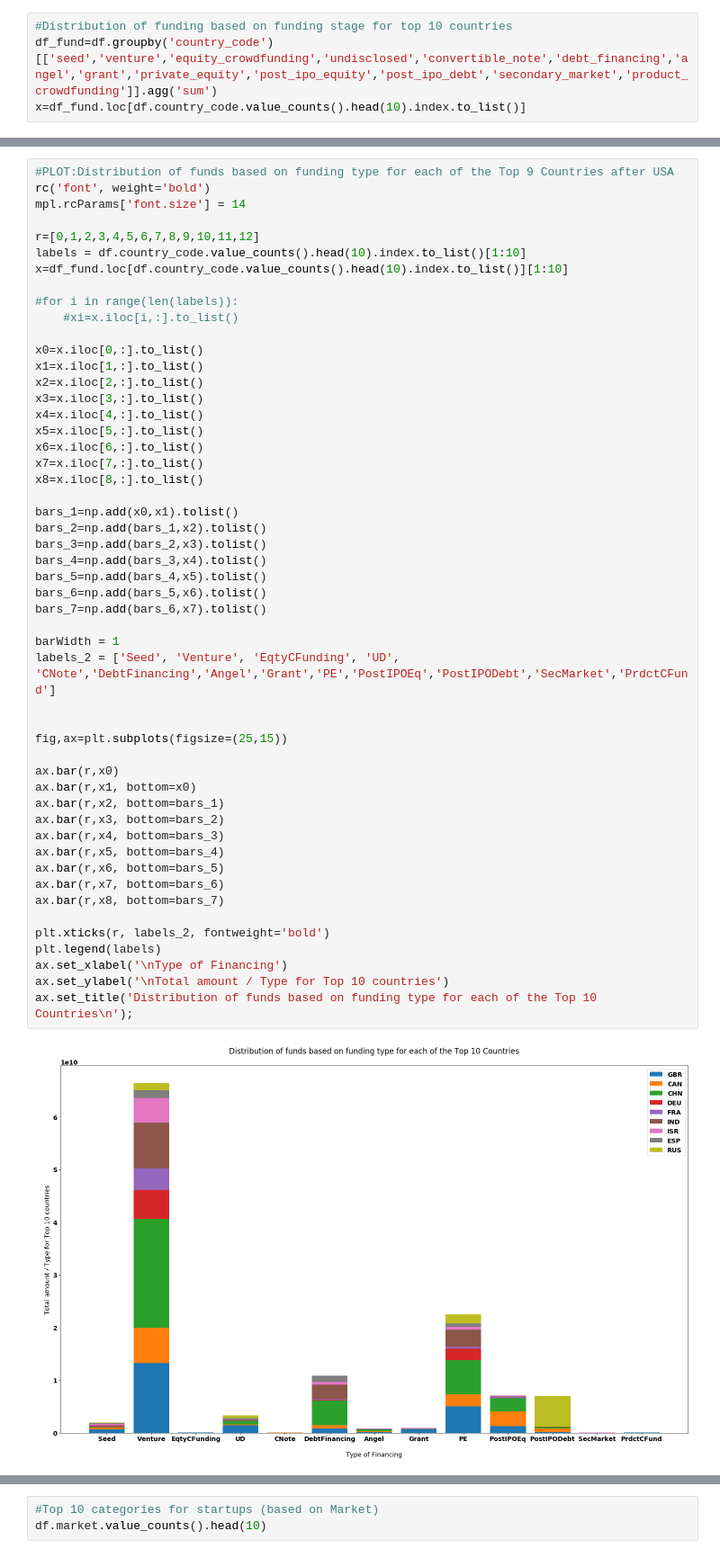
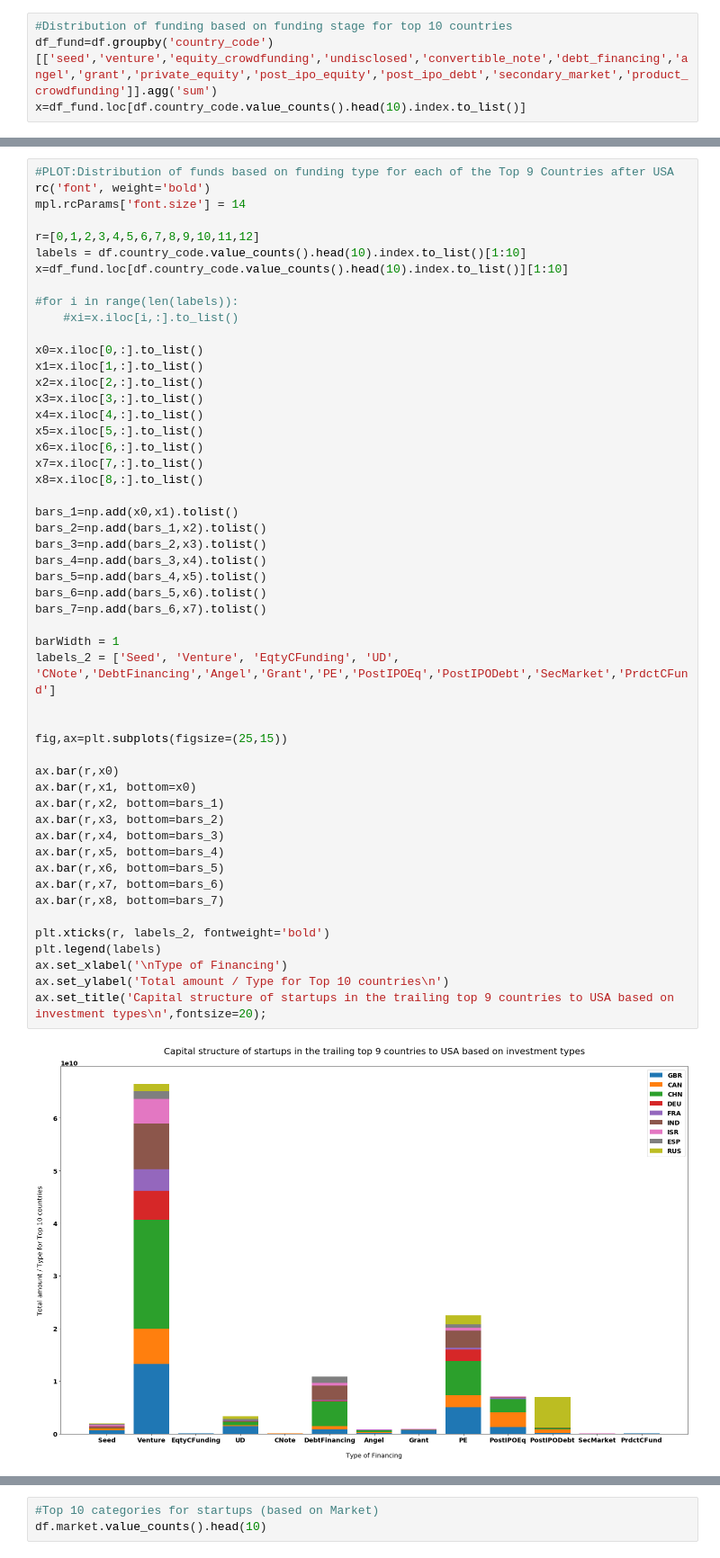
Before and after one commit to EricBui0201/Data_Analytics_Projects, a Jupyter notebook: Global Startup Ecosystem/Jupyter BN Files/GSE_KaggleDS.ipynb, the cells around one changed output, grey strips where cells are left out. Shown at 90% size. Saved outputs shown, nothing was run; the diff lists cells and outputs as text.

```diff
--- a/Global Startup Ecosystem/Jupyter BN Files/GSE_KaggleDS.ipynb
+++ b/Global Startup Ecosystem/Jupyter BN Files/GSE_KaggleDS.ipynb
@@ -273,36 +272,36 @@ x7=x.iloc[7,:].to_list()
 x8=x.iloc[8,:].to_list()
 
 bars_1=np.add(x0,x1).tolist()
 bars_2=np.add(bars_1,x2).tolist()
 bars_3=np.add(bars_2,x3).tolist()
 bars_4=np.add(bars_3,x4).tolist()
 bars_5=np.add(bars_4,x5).tolist()
 bars_6=np.add(bars_5,x6).tolist()
 bars_7=np.add(bars_6,x7).tolist()
 
 barWidth = 1
 labels_2 = ['Seed', 'Venture', 'EqtyCFunding', 'UD', 'CNote','DebtFinancing','Angel','Grant','PE','PostIPOEq','PostIPODebt','SecMarket','PrdctCFund']
 
 
 fig,ax=plt.subplots(figsize=(25,15))
 
 ax.bar(r,x0)
 ax.bar(r,x1, bottom=x0)
 ax.bar(r,x2, bottom=bars_1)
 ax.bar(r,x3, bottom=bars_2)
 ax.bar(r,x4, bottom=bars_3)
 ax.bar(r,x5, bottom=bars_4)
 ax.bar(r,x6, bottom=bars_5)
 ax.bar(r,x7, bottom=bars_6)
 ax.bar(r,x8, bottom=bars_7)
 
 plt.xticks(r, labels_2, fontweight='bold')
 plt.legend(labels)
 ax.set_xlabel('\nType of Financing')
-ax.set_ylabel('\nTotal amount / Type for Top 10 countries')
-ax.set_title('Distribution of funds based on funding type for each of the Top 10 Countries\n');
+ax.set_ylabel('Total amount / Type for Top 10 countries\n')
+ax.set_title('Capital structure of startups in the trailing top 9 countries to USA based on investment types\n',fontsize=20);
 # %% [output]
-[figure, old version]
+[figure, new version]
 # %%
 #PLOT:Distribution of funds based on funding type for USA
 rc('font', weight='bold')
```
Also changed, not shown: parts of 8 cells of this notebook, 11 other files.
